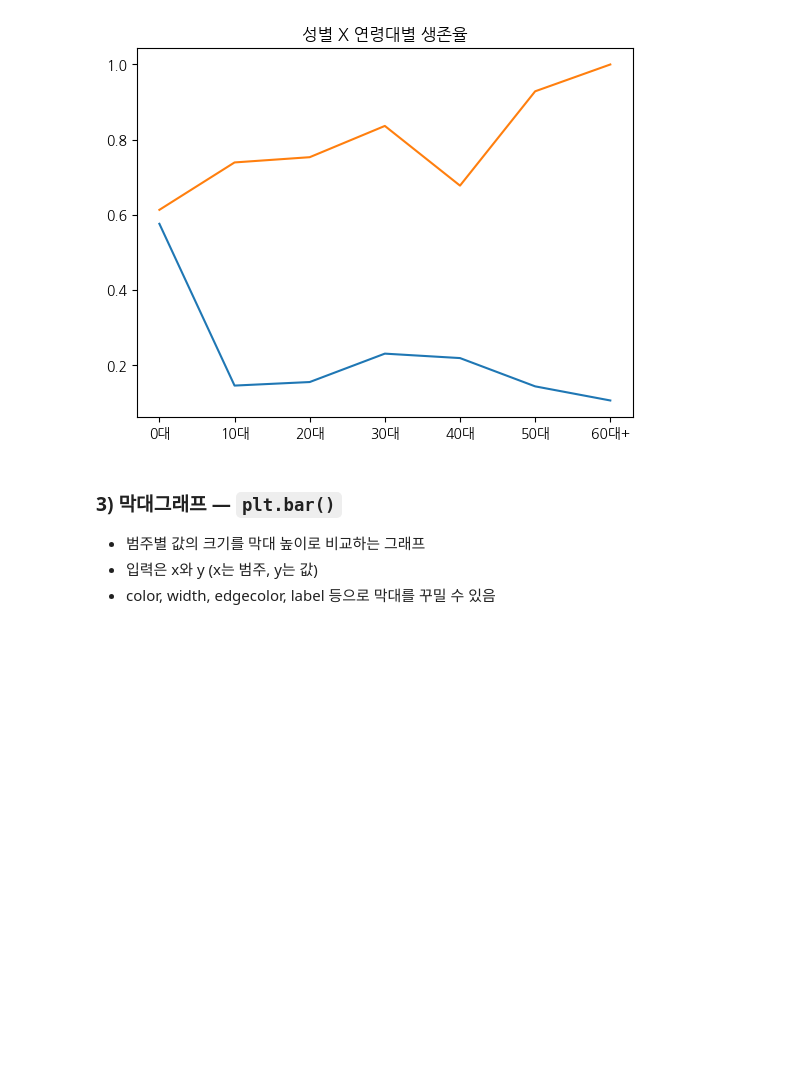
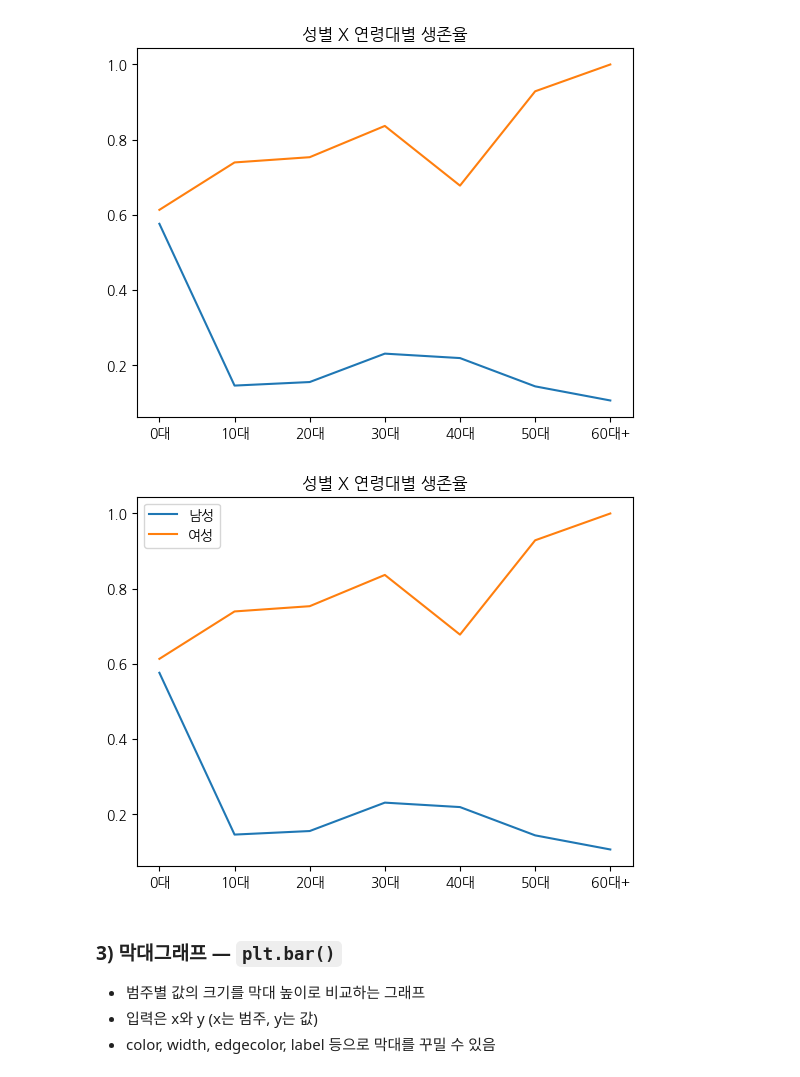
Before and after one commit to qnrPwjd/EST_AI_Challengers_Code, a Jupyter notebook: Week2/CH08_데이터시각화.ipynb, the cells around one changed output. Saved outputs shown, nothing was run; the diff lists cells and outputs as text; code cells hidden in the pictures; blank space fills up the shorter version.

```diff
--- a/Week2/CH08_데이터시각화.ipynb
+++ b/Week2/CH08_데이터시각화.ipynb
@@ -229,6 +229,14 @@ plt.show()
 # %%
 # label 추가하기
 # label: 범례에 표시될 이름
+plt.plot(male_survival.index, male_survival.values, label = '남성')
+plt.plot(female_survival.index, female_survival.values, label = '여성')
+
+plt.title('성별 X 연령대별 생존율')
+plt.legend()
+plt.show()
+# %% [output]
+[figure, added]
 # %% [markdown]
 ### 3) 막대그래프 — `plt.bar()`
 - 범주별 값의 크기를 막대 높이로 비교하는 그래프
```
Also changed, not shown: parts of 43 cells of this notebook.
